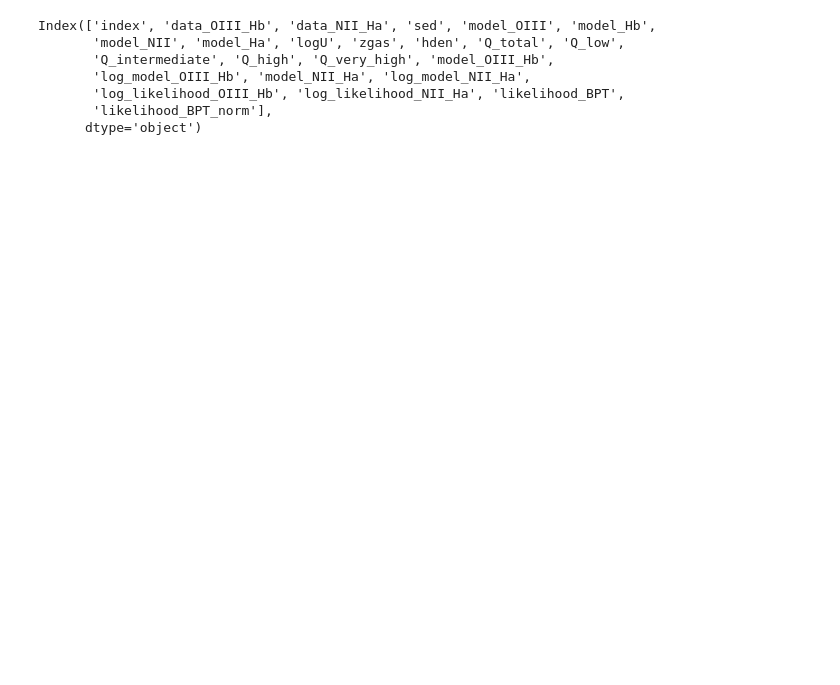
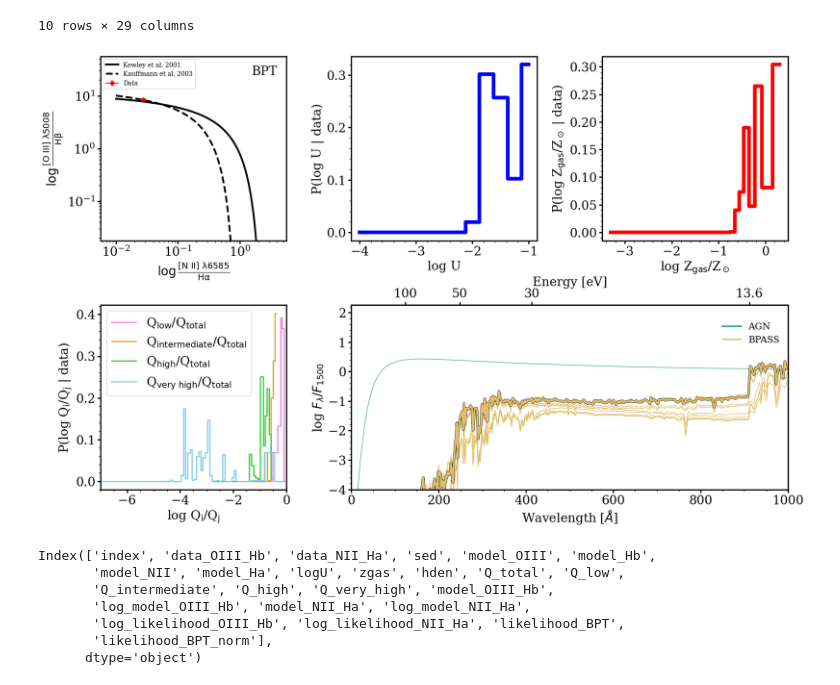
Before and after one commit to njcleri/AR_05558_modeling, a Jupyter notebook: code/bpt_inference/bpt_inference.ipynb, the cells around one changed output. Drawn from its saved outputs; the diff is of its cells as text; code cells hidden in the pictures; blank space fills up the shorter version.

```diff
--- a/code/bpt_inference/bpt_inference.ipynb
+++ b/code/bpt_inference/bpt_inference.ipynb
@@ -258,0 +262,20 @@ matches = main_bpt(NII_Ha_data=10**-0.5, OIII_Hb_data=10**-0.45, NII_Ha_uncertai
+# %%
+oiii_ubler = 135.94
+oiii_ubler_unc = 0.41
+hb_ubler = 16.04
+hb_ubler_unc = 0.26
+nii_ubler = 1.07
+nii_ubler_unc = 0.11
+ha_ubler = 38.71
+ha_ubler_unc = 0.43
+
+oiii_hb_ubler = oiii_ubler/hb_ubler
+oiii_hb_ubler_unc = np.sqrt((oiii_hb_ubler)**2*((oiii_ubler_unc/oiii_ubler)**2 + (hb_ubler_unc/hb_ubler)**2))
+nii_ha_ubler = nii_ubler/ha_ubler
+nii_ha_ubler_unc = np.sqrt((nii_ha_ubler)**2*((nii_ubler_unc/nii_ubler)**2 + (ha_ubler_unc/ha_ubler)**2))
+
+
+
+
+main_bpt(NII_Ha_data=nii_ha_ubler, OIII_Hb_data=oiii_hb_ubler, NII_Ha_uncertainty=nii_ha_ubler_unc, OIII_Hb_uncertainty=oiii_hb_ubler_unc, n_most_likely=10)
+# %% [output]
@@ -258,0 +293,2 @@ matches = main_bpt(NII_Ha_data=10**-0.5, OIII_Hb_data=10**-0.45, NII_Ha_uncertai
+10 rows × 29 columns
+[figure, added]
```
Also changed, not shown: parts of 5 cells of this notebook, 4 other files.
